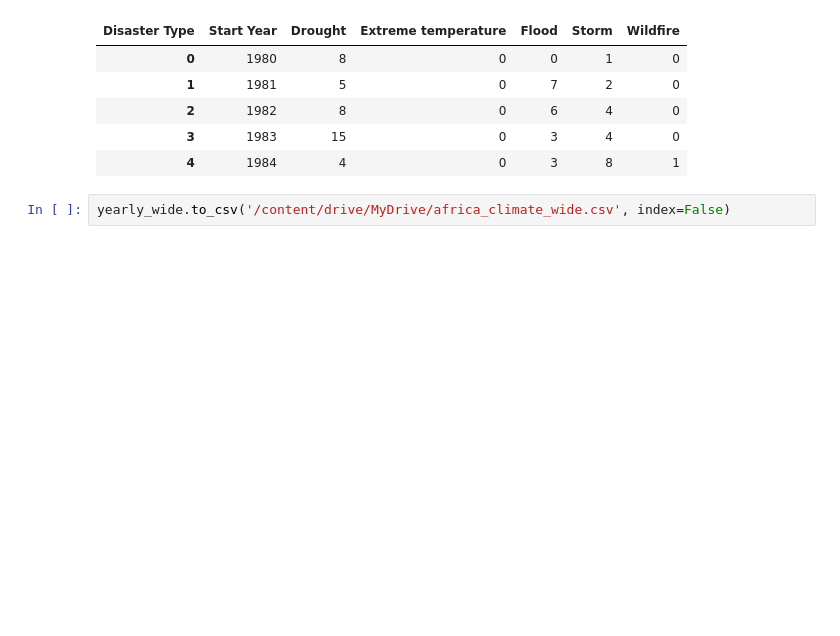
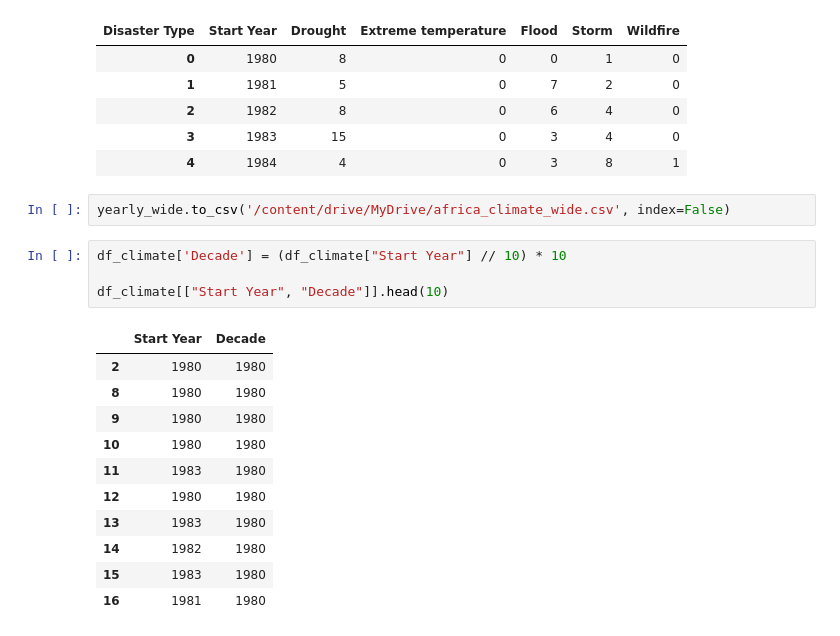
Before and after one commit to Code-blize/africa-climate-disaster-timeline, a Jupyter notebook: notebook/africa_climate_timeline.ipynb, the cells around one changed output. Drawn from its saved outputs; the diff is of its cells as text; blank space fills up the shorter version.

```diff
--- a/notebook/africa_climate_timeline.ipynb
+++ b/notebook/africa_climate_timeline.ipynb
@@ -241,3 +241,19 @@ yearly_wide.head()
 | 4 | 1984 | 4 | 0 | 3 | 8 | 1 |
 # %%
 yearly_wide.to_csv('/content/drive/MyDrive/africa_climate_wide.csv', index=False)
+# %%
+df_climate['Decade'] = (df_climate["Start Year"] // 10) * 10
+
+df_climate[["Start Year", "Decade"]].head(10)
+# %% [output]
+|  | Start Year | Decade |
+| 2 | 1980 | 1980 |
+| 8 | 1980 | 1980 |
+| 9 | 1980 | 1980 |
+| 10 | 1980 | 1980 |
+| 11 | 1983 | 1980 |
+| 12 | 1980 | 1980 |
+| 13 | 1983 | 1980 |
+| 14 | 1982 | 1980 |
+| 15 | 1983 | 1980 |
+| 16 | 1981 | 1980 |
```
Also changed, not shown: parts of 7 cells of this notebook.
